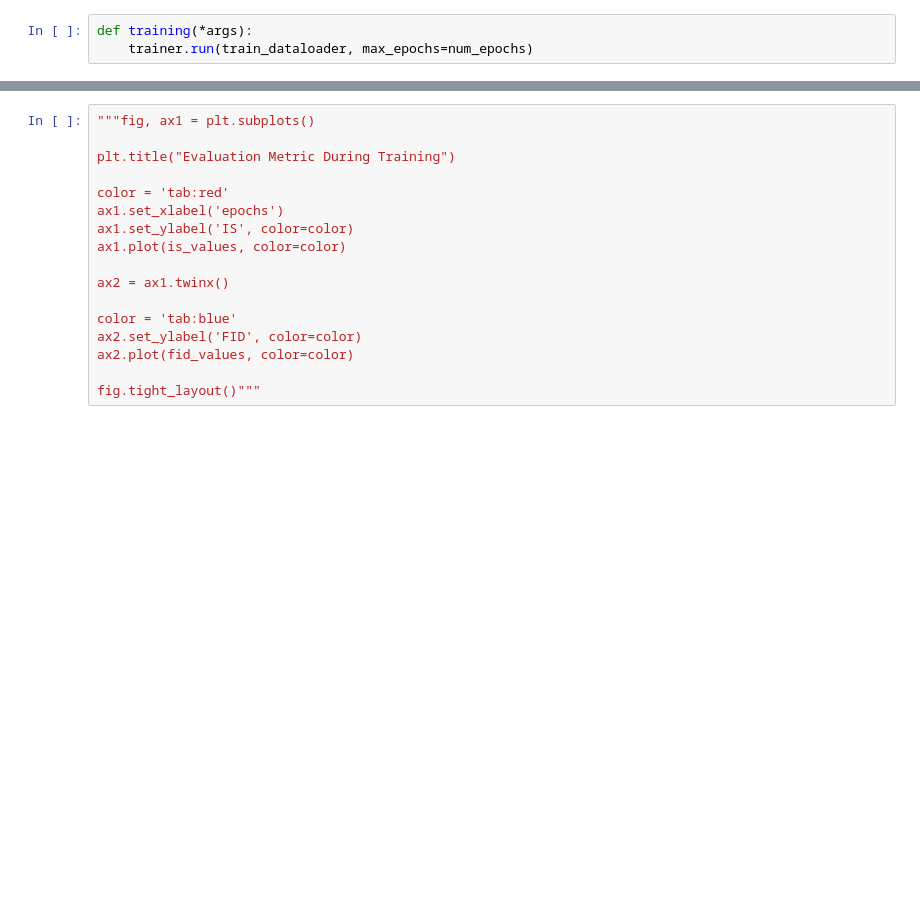
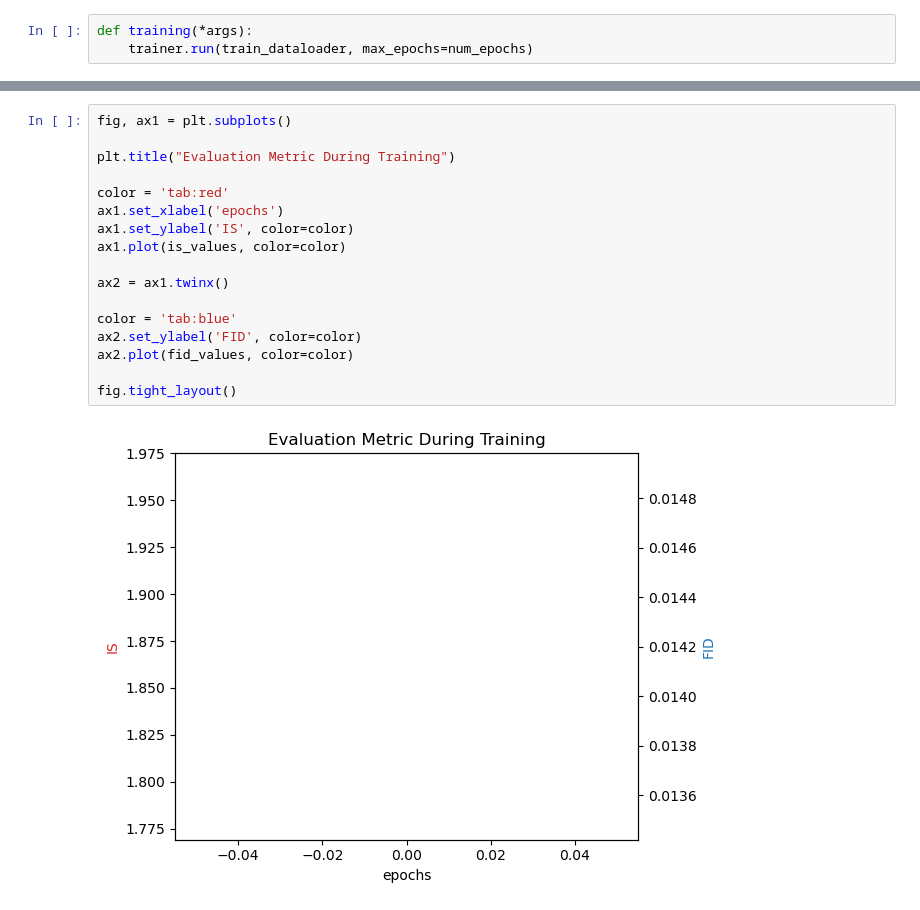
Before and after one commit to aatyanth/COGS_185_Final_Project, a Jupyter notebook: dcgan_models/DCGAN_MNIST_FID.ipynb, the cells around one changed output, grey strips where cells are left out. Saved outputs shown, nothing was run; the diff lists cells and outputs as text; blank space fills up the shorter version.

```diff
--- a/dcgan_models/DCGAN_MNIST_FID.ipynb
+++ b/dcgan_models/DCGAN_MNIST_FID.ipynb
@@ -470,20 +472,22 @@ plt.legend()
 # %%
-"""fig, ax1 = plt.subplots()
+fig, ax1 = plt.subplots()
 
 plt.title("Evaluation Metric During Training")
 
 color = 'tab:red'
 ax1.set_xlabel('epochs')
 ax1.set_ylabel('IS', color=color)
 ax1.plot(is_values, color=color)
 
 ax2 = ax1.twinx()
 
 color = 'tab:blue'
 ax2.set_ylabel('FID', color=color)
 ax2.plot(fid_values, color=color)
 
-fig.tight_layout()"""
+fig.tight_layout()
+# %% [output]
+[figure, added]
 # %%
 %matplotlib inline
 
```
Also changed, not shown: parts of 9 cells of this notebook.
